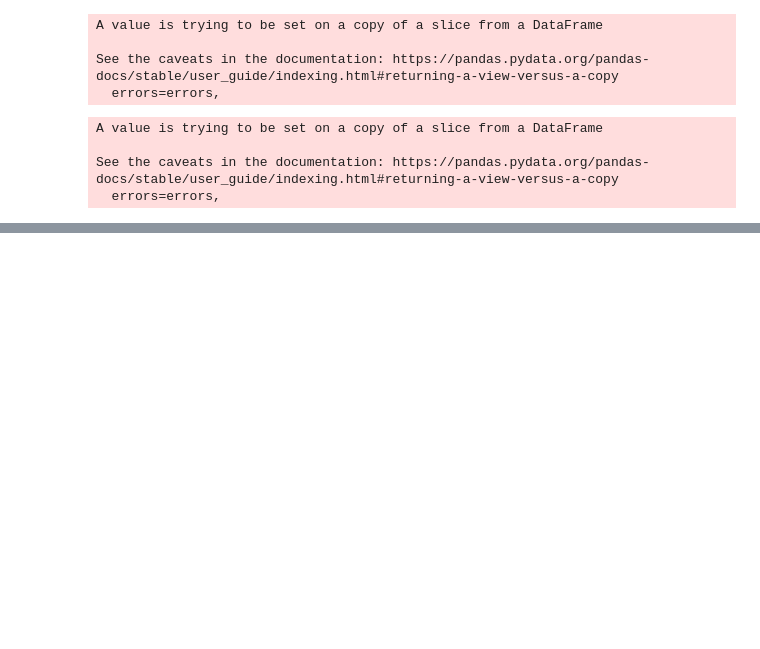
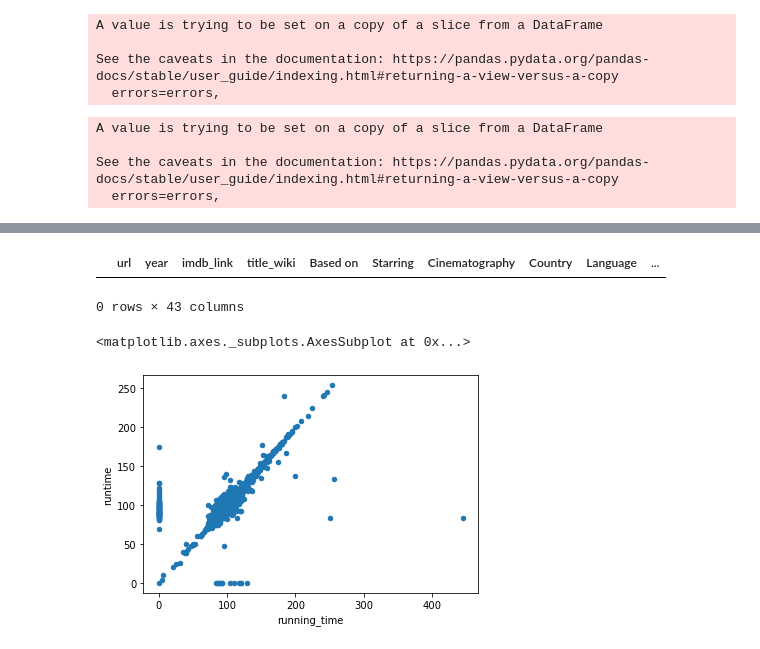
Before and after one commit to vflopez77/Movies-ETL, a Jupyter notebook: Movies_Extract.ipynb, the cells around one changed output, grey strips where cells are left out. Saved outputs shown, nothing was run; the diff lists cells and outputs as text; code cells hidden in the pictures; blank space fills up the shorter version.

```diff
--- a/Wikipedia_Extract.ipynb
+++ b/Movies_Extract.ipynb
@@ -727,0 +780,3 @@ See the caveats in the documentation: https://pandas.pydata.org/pandas-docs/stab
+# %%
+# Change video data type to boolean
+kaggle_metadata['video'] = kaggle_metadata['video'].astype('bool')
@@ -727,0 +790,8 @@ See the caveats in the documentation: https://pandas.pydata.org/pandas-docs/stab
+# %%
+# Converting numeric column data types
+kaggle_metadata['budget'] = kaggle_metadata['budget'].astype(int)
+kaggle_metadata['id'] = pd.to_numeric(kaggle_metadata['id'], errors='raise')
+kaggle_metadata['popularity'] = pd.to_numeric(kaggle_metadata['popularity'], errors='raise')
+# %%
+# Converting release_date with to_datetime function
+kaggle_metadata['release_date'] = pd.to_datetime(kaggle_metadata['release_date'])
@@ -727,0 +847,3 @@ See the caveats in the documentation: https://pandas.pydata.org/pandas-docs/stab
+# %%
+# Get columns from both sources
+movies_df = pd.merge(wiki_movies_df, kaggle_metadata, on='imdb_id', suffixes=['_wiki','_kaggle'])
@@ -727,0 +916,12 @@ See the caveats in the documentation: https://pandas.pydata.org/pandas-docs/stab
+# %%
+# Check for missing Kaggle titles
+movies_df[(movies_df['title_kaggle'] == '') | (movies_df['title_kaggle'].isnull())]
+# %% [output]
+|  | url | year | imdb_link | title_wiki | Based on | Starring | Cinematography | Country | Language | ... |
+0 rows × 43 columns
+# %%
+# Compare runtime and running_time filling in 0 for null and scatter-plotting
+movies_df.fillna(0).plot(x='running_time', y='runtime', kind='scatter')
+# %% [output]
+<matplotlib.axes._subplots.AxesSubplot at 0x...>
+[figure, added]
```
Also changed, not shown: parts of 28 cells of this notebook, 1 other file.
